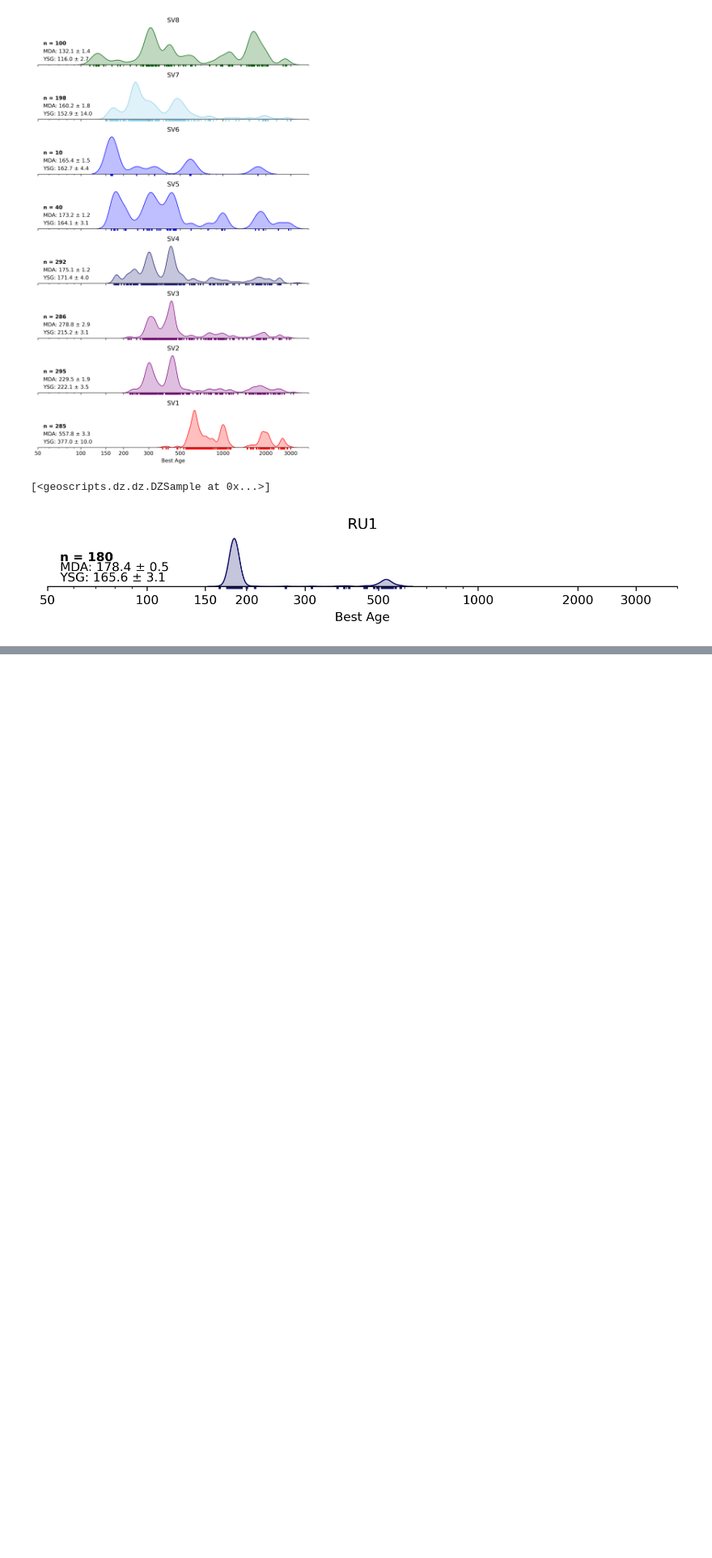
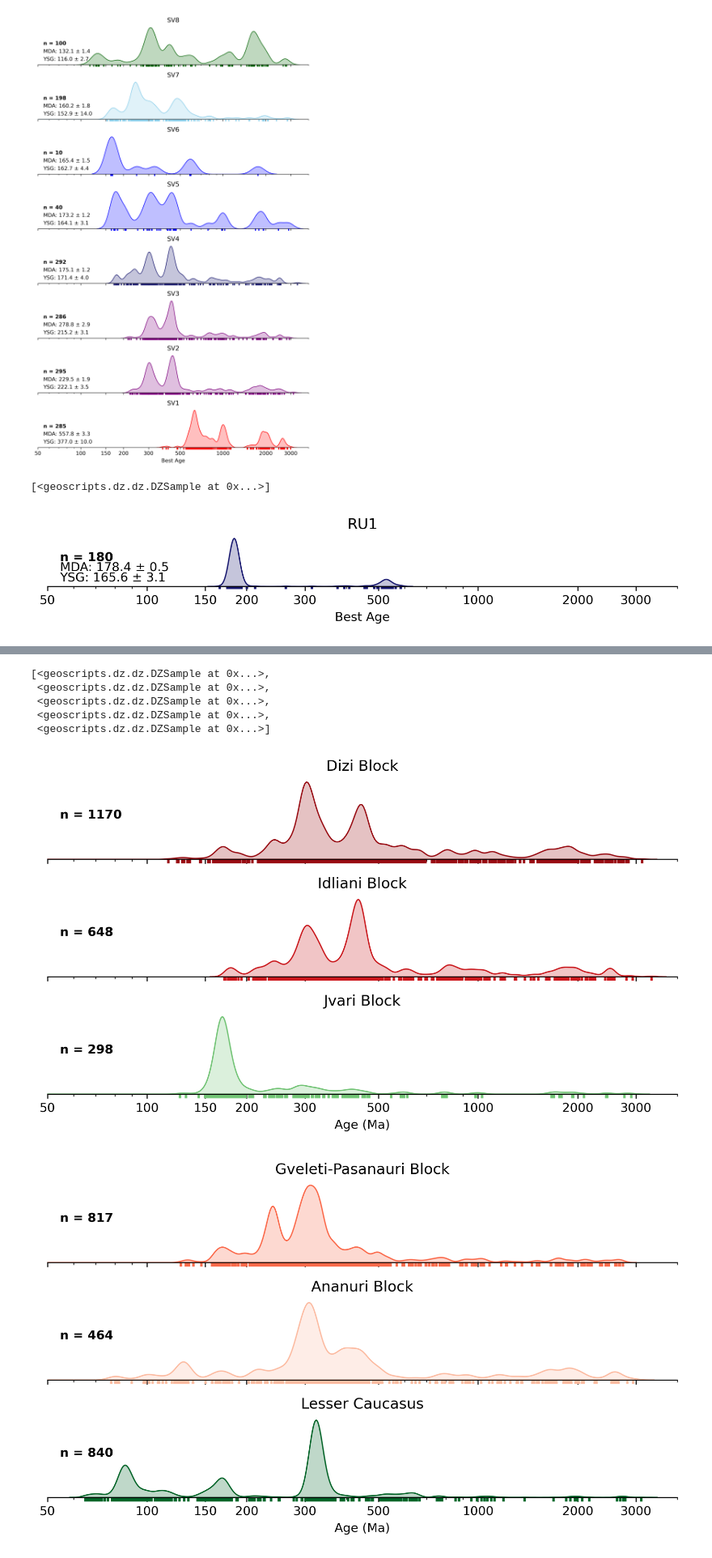
Before and after one commit to dyvasey/dz-caucasus, a Jupyter notebook: figs.ipynb, the cells around one changed output, grey strips where cells are left out. Shown at 81% size. Drawn from its saved outputs; the diff is of its cells as text; code cells hidden in the pictures; blank space fills up the shorter version.

```diff
--- a/figs.ipynb
+++ b/figs.ipynb
@@ -153,0 +192,56 @@ plot_fault_block(ru,save=True,filename='ru.pdf',method=None,bw_adjust=0.2,ticks=
+# %%
+import matplotlib
+
+reds = matplotlib.cm.get_cmap('Reds')
+greens = matplotlib.cm.get_cmap('Greens')
+
+color_dict = {dizi:reds(0.9),idliani:reds(0.75),gvpas:reds(0.5),ana:reds(0.25),jvari:greens(0.5),lc:greens(0.9)}
+
+dizi_names = ['NW-GC','N5','Khelra','WGC-2','SV2','SV8','SV7']
+idliani_names = ['Khopuri','SV3','SV4']
+jvari_names = ['SW-GC','WGC-3','SV6','SV5']
+gvpas_names = ['K3','KZ1','KZ2','Tskhradzmula','CGC-1']
+ana_names = ['KZ4','KZ3','KZ6','KZ5','CGC-2']
+
+lc_names = ['LC-1','LC-2','LC-3','TC-1','Tovuz']
+
+dizi_smps = [smp for smp in samples if smp.name in dizi_names]
+idliani_smps = [smp for smp in samples if smp.name in idliani_names]
+jvari_smps = [smp for smp in samples if smp.name in jvari_names]
+gvpas_smps = [smp for smp in samples if smp.name in gvpas_names]
+ana_smps = [smp for smp in samples if smp.name in ana_names]
+lc_smps = [smp for smp in samples if smp.name in lc_names]
+
+for smp in lc_smps:
+    smp.color='green'
+    smp.bestage = smp.bestage[smp.bestage>65]
+
+lc_smps.sort(key=lambda x: x.name)
+
+dizi = dz.composite(dizi_smps,name='Dizi Block')
+idliani = dz.composite(idliani_smps,name='Idliani Block')
+jvari = dz.composite(jvari_smps,name='Jvari Block')
+gvpas = dz.composite(gvpas_smps,name='Gveleti-Pasanauri Block')
+ana = dz.composite(ana_smps,name='Ananuri Block')
+lc = dz.composite(lc_smps,name='Lesser Caucasus')
+
+color_dict = {dizi:reds(0.9),idliani:reds(0.75),gvpas:reds(0.5),ana:reds(0.25),jvari:greens(0.5),lc:greens(0.9)}
+
+blocks1 = [dizi,idliani,jvari]
+blocks2 = [gvpas,ana,lc]
+allblocks = blocks1+blocks2
+
+for block in allblocks:
+    block.color=color_dict[block]
+
+plot_fault_block(blocks1,save=True,filename='sv_blocks.pdf',method=None,mda=False,bw_adjust=0.2,ticks=ticks)
+plot_fault_block(blocks2,save=True,filename='kz_blocks.pdf',method=None,mda=False,bw_adjust=0.2,ticks=ticks)
+plot_fault_block(lc_smps,save=True,filename='lc.pdf',method=None,mda=False,bw_adjust=0.2,ticks=ticks)
+# %% [output]
+[<geoscripts.dz.dz.DZSample at 0x...>,
+ <geoscripts.dz.dz.DZSample at 0x...>,
+ <geoscripts.dz.dz.DZSample at 0x...>,
+ <geoscripts.dz.dz.DZSample at 0x...>,
+ <geoscripts.dz.dz.DZSample at 0x...>]
+[figure, added]
+[figure, added]
```
Also changed, not shown: parts of 6 cells of this notebook, 1 other file.
